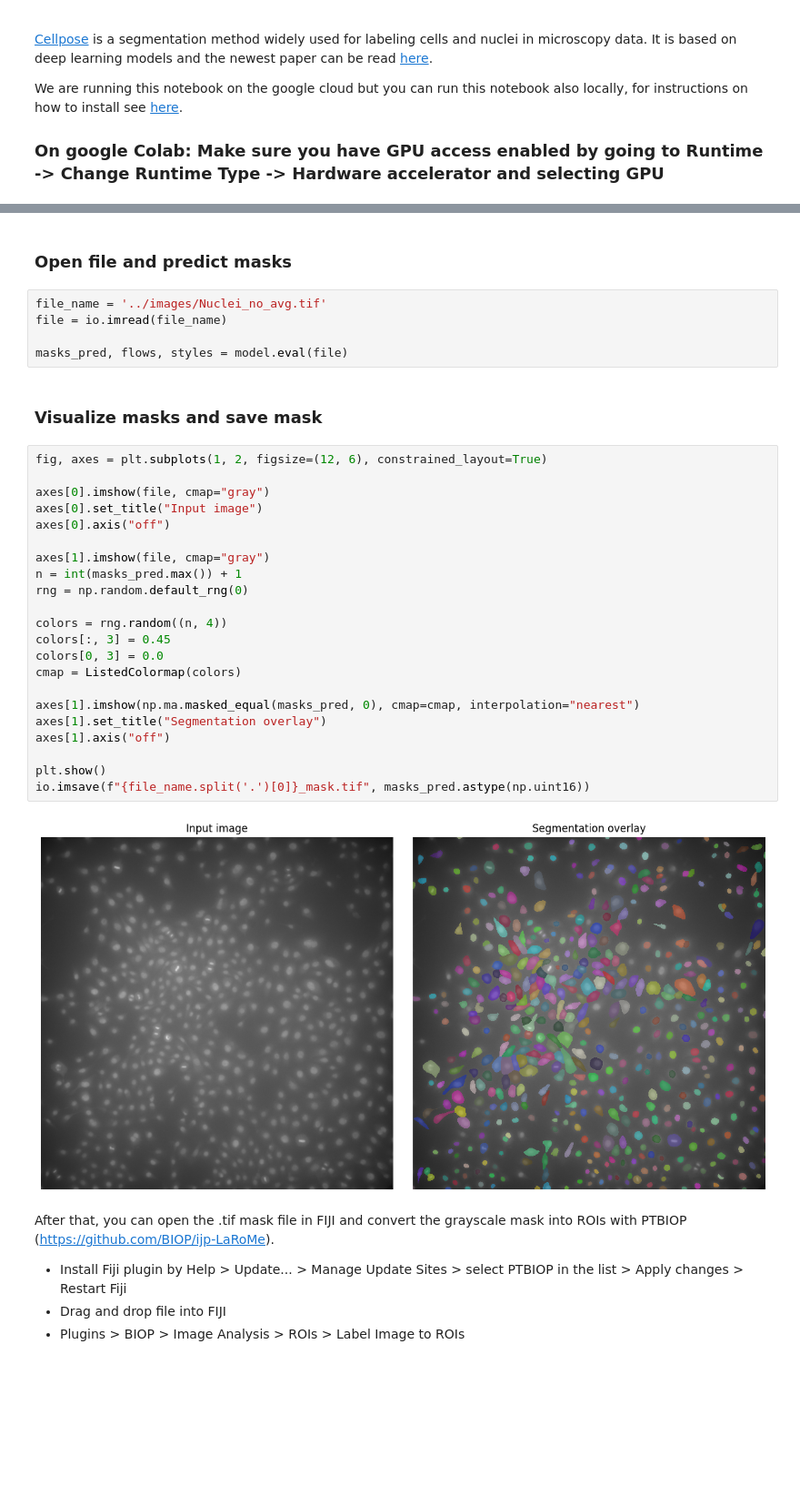
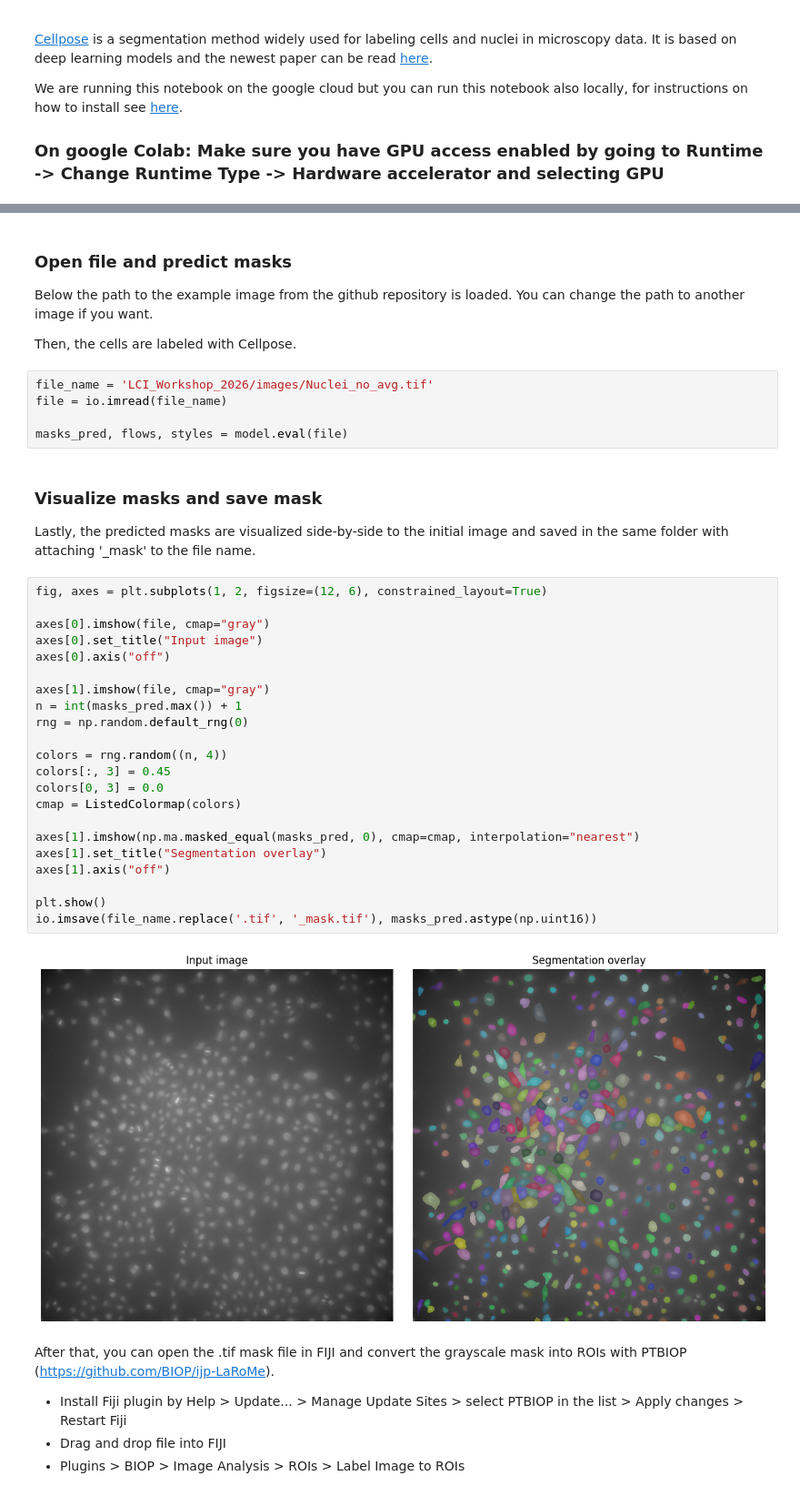
Before and after one commit to mirandaresearchlab/LCI_Workshop_2026, a Jupyter notebook: scripts/cellpose.ipynb, the cells around one changed output, grey strips where cells are left out. Shown at 91% size. Drawn from its saved outputs; the diff is of its cells as text; blank space fills up the shorter version.

Commit message:
improved cellpose script

```diff
--- a/scripts/cellpose.ipynb
+++ b/scripts/cellpose.ipynb
@@ -21,36 +46,42 @@ model = models.CellposeModel(gpu=True)
 # %% [markdown]
 ### Open file and predict masks
+
+Below the path to the example image from the github repository is loaded. You can change the path to another image if you want.
+
+Then, the cells are labeled with Cellpose.
 # %%
-file_name = '../images/Nuclei_no_avg.tif'
+file_name = 'LCI_Workshop_2026/images/Nuclei_no_avg.tif'
 file = io.imread(file_name)
 
 masks_pred, flows, styles = model.eval(file)
 # %% [markdown]
 ### Visualize masks and save mask
+
+Lastly, the predicted masks are visualized side-by-side to the initial image and saved in the same folder with attaching '_mask' to the file name.
 # %%
 fig, axes = plt.subplots(1, 2, figsize=(12, 6), constrained_layout=True)
 
 axes[0].imshow(file, cmap="gray")
 axes[0].set_title("Input image")
 axes[0].axis("off")
 
 axes[1].imshow(file, cmap="gray")
 n = int(masks_pred.max()) + 1
 rng = np.random.default_rng(0)
 
 colors = rng.random((n, 4))
 colors[:, 3] = 0.45
 colors[0, 3] = 0.0
 cmap = ListedColormap(colors)
 
 axes[1].imshow(np.ma.masked_equal(masks_pred, 0), cmap=cmap, interpolation="nearest")
 axes[1].set_title("Segmentation overlay")
 axes[1].axis("off")
 
 plt.show()
-io.imsave(f"{file_name.split('.')[0]}_mask.tif", masks_pred.astype(np.uint16))
+io.imsave(file_name.replace('.tif', '_mask.tif'), masks_pred.astype(np.uint16))
 # %% [output]
-[figure, old version]
+[figure, new version]
 # %% [markdown]
 After that, you can open the .tif mask file in FIJI and convert the grayscale mask into ROIs with PTBIOP (https://github.com/BIOP/ijp-LaRoMe).
 
```
Also changed, not shown: parts of 9 cells of this notebook.
